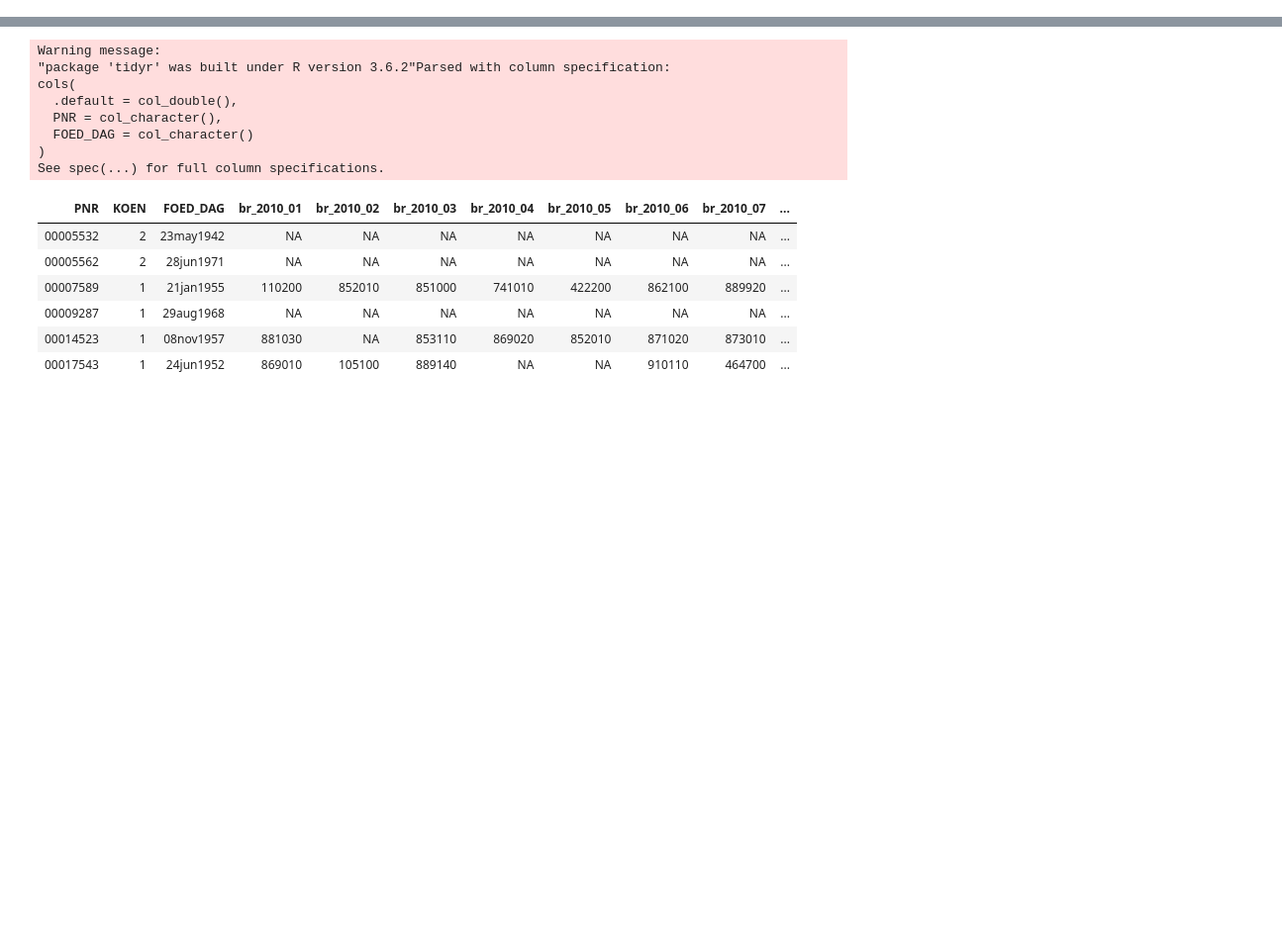
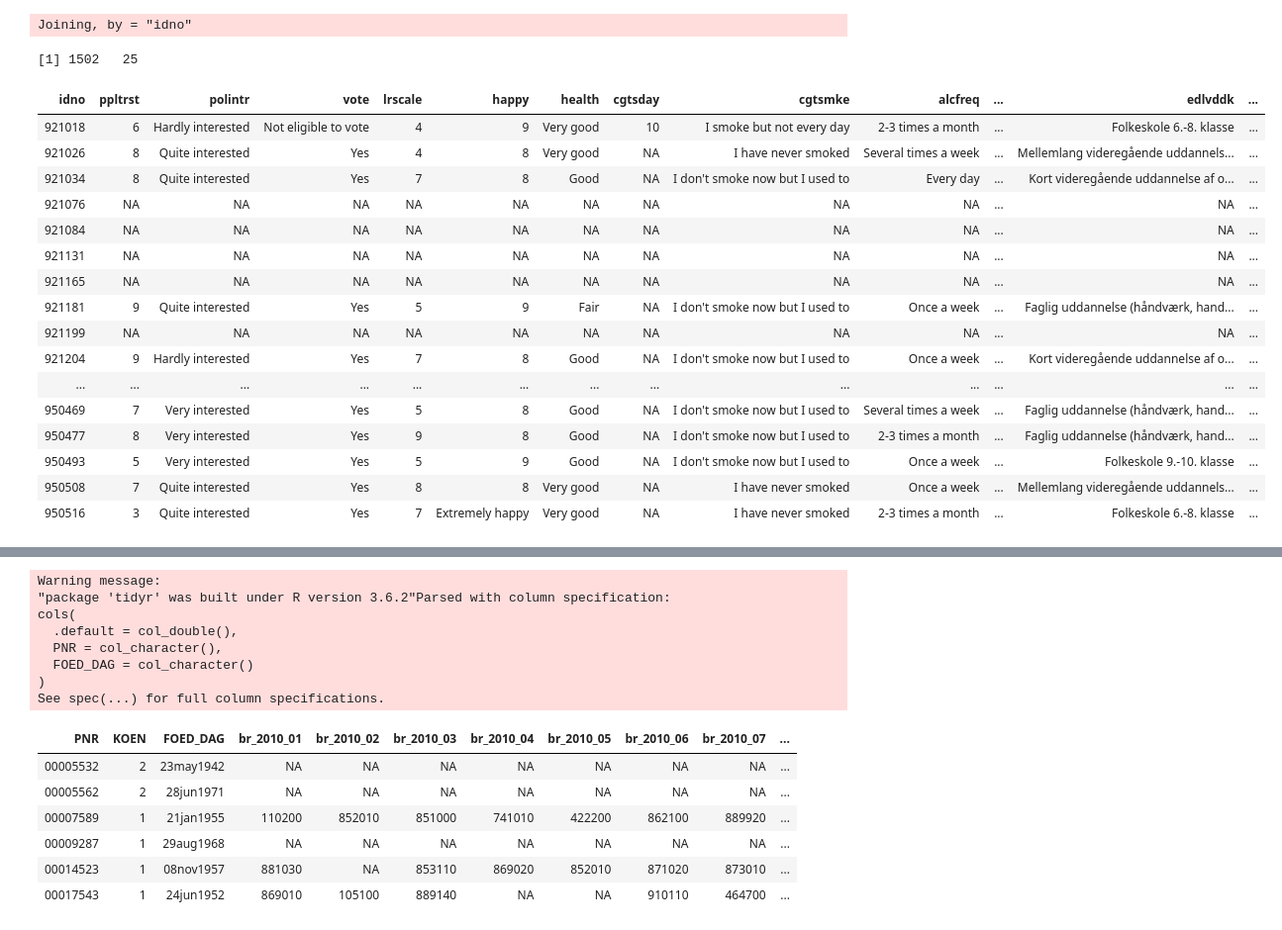
Before and after one commit to CALDISS-AAU/workshop_r-table-data, a Jupyter notebook: notebooks/R_table-data_read-join-merge.ipynb, the cells around one changed output, grey strips where cells are left out. Shown at 99% size. Cells and saved outputs as stored; diff of their text form; code cells hidden in the pictures; blank space fills up the shorter version.

```diff
--- a/notebooks/R_table-data_read-join-merge.ipynb
+++ b/notebooks/R_table-data_read-join-merge.ipynb
@@ -18,0 +15,5 @@
+# %%
+library(readr)
+
+ess2014_p1 <- read_csv("https://github.com/CALDISS-AAU/workshop_r-table-data/raw/master/data/ess2014_mainsub_p1.csv")
+ess2014_p2 <- read_csv("https://github.com/CALDISS-AAU/workshop_r-table-data/raw/master/data/ess2014_mainsub_p2.csv")
@@ -18,0 +105,7 @@
+# %%
+library(readr)
+
+ess2014_trst <- read_csv("https://github.com/CALDISS-AAU/workshop_r-table-data/raw/master/data/ess2014_trstsub.csv")
+
+head(ess2014_trst)
+dim(ess2014_trst)
@@ -18,0 +171,25 @@
+# %%
+ess2014_join <- right_join(ess2014_p1, ess2014_trst)
+
+dim(ess2014_join)
+ess2014_join
+# %% [output]
+Joining, by = "idno"
+[1] 1502   25
+| idno | ppltrst | polintr | vote | lrscale | happy | health | cgtsday | cgtsmke | alcfreq | ... | edlvddk | ... |
+| 921018 | 6 | Hardly interested | Not eligible to vote | 4 | 9 | Very good | 10 | I smoke but not every day | 2-3 times a month | ... | Folkeskole 6.-8. klasse | ... |
+| 921026 | 8 | Quite interested | Yes | 4 | 8 | Very good | NA | I have never smoked | Several times a week | ... | Mellemlang videregående uddannels... | ... |
+| 921034 | 8 | Quite interested | Yes | 7 | 8 | Good | NA | I don't smoke now but I used to | Every day | ... | Kort videregående uddannelse af o... | ... |
+| 921076 | NA | NA | NA | NA | NA | NA | NA | NA | NA | ... | NA | ... |
+| 921084 | NA | NA | NA | NA | NA | NA | NA | NA | NA | ... | NA | ... |
+| 921131 | NA | NA | NA | NA | NA | NA | NA | NA | NA | ... | NA | ... |
+| 921165 | NA | NA | NA | NA | NA | NA | NA | NA | NA | ... | NA | ... |
+| 921181 | 9 | Quite interested | Yes | 5 | 9 | Fair | NA | I don't smoke now but I used to | Once a week | ... | Faglig uddannelse (håndværk, hand... | ... |
+| 921199 | NA | NA | NA | NA | NA | NA | NA | NA | NA | ... | NA | ... |
+| 921204 | 9 | Hardly interested | Yes | 7 | 8 | Good | NA | I don't smoke now but I used to | Once a week | ... | Kort videregående uddannelse af o... | ... |
+| ... | ... | ... | ... | ... | ... | ... | ... | ... | ... | ... | ... | ... |
+| 950469 | 7 | Very interested | Yes | 5 | 8 | Good | NA | I don't smoke now but I used to | Several times a week | ... | Faglig uddannelse (håndværk, hand... | ... |
+| 950477 | 8 | Very interested | Yes | 9 | 8 | Good | NA | I don't smoke now but I used to | 2-3 times a month | ... | Faglig uddannelse (håndværk, hand... | ... |
+| 950493 | 5 | Very interested | Yes | 5 | 9 | Good | NA | I don't smoke now but I used to | Once a week | ... | Folkeskole 9.-10. klasse | ... |
+| 950508 | 7 | Quite interested | Yes | 8 | 8 | Very good | NA | I have never smoked | Once a week | ... | Mellemlang videregående uddannels... | ... |
+| 950516 | 3 | Quite interested | Yes | 7 | Extremely happy | Very good | NA | I have never smoked | 2-3 times a month | ... | Folkeskole 6.-8. klasse | ... |
```
Also changed, not shown: parts of 20 cells of this notebook, 3 other files.
